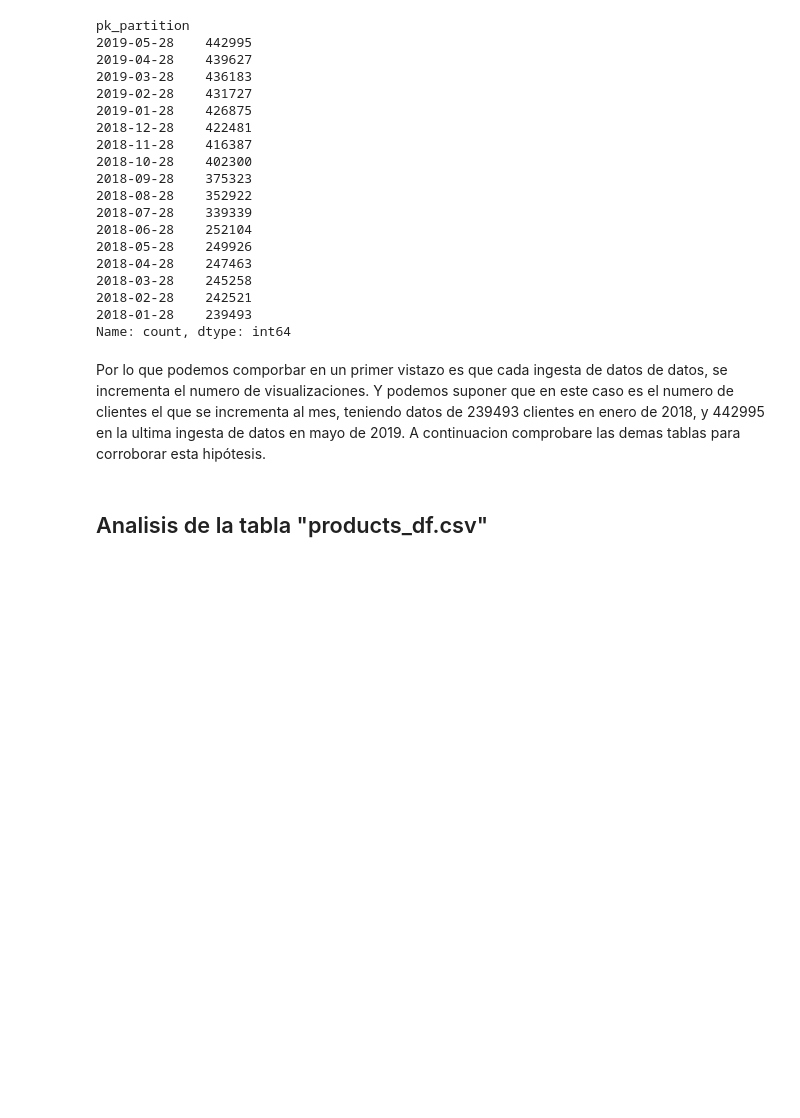
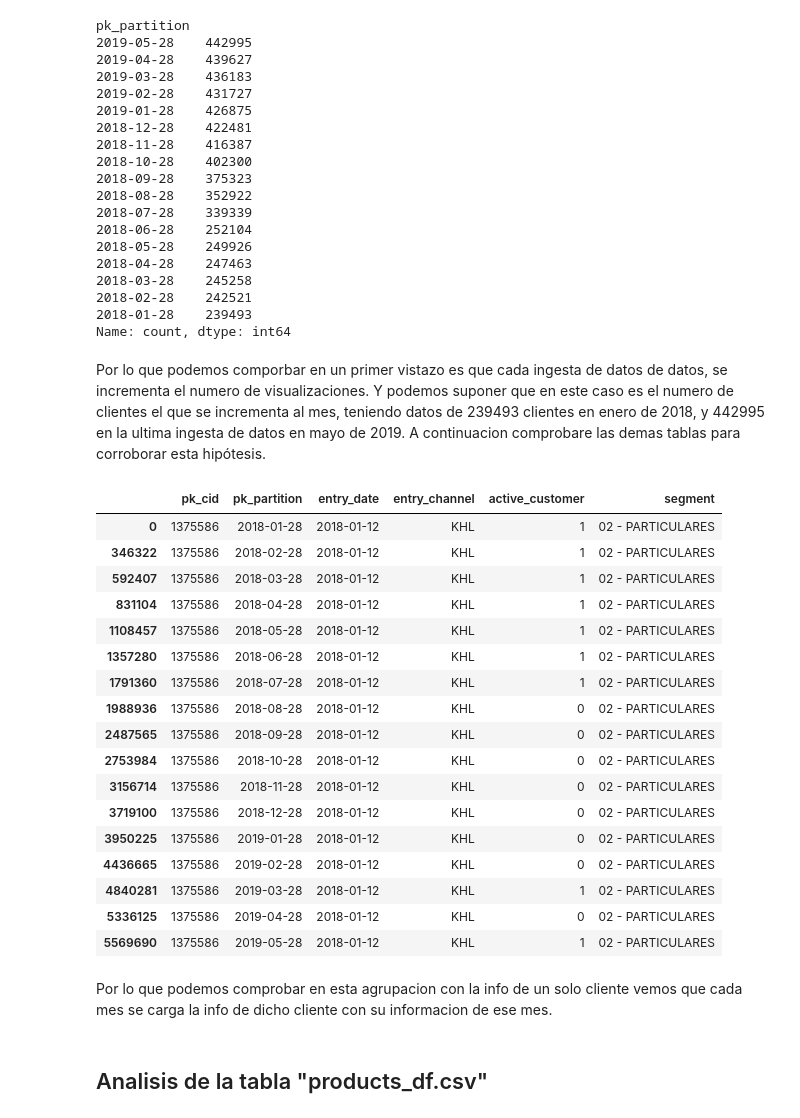
Before and after one commit to jascicz/easy_money_Project, a Jupyter notebook: david-Proyecto.ipynb, the cells around one changed output. Saved outputs shown, nothing was run; the diff lists cells and outputs as text; code cells hidden in the pictures; blank space fills up the shorter version.

```diff
--- a/david-Proyecto.ipynb
+++ b/david-Proyecto.ipynb
@@ -175,7 +256,7 @@ Viendo los tipos de variables que asigno pandas veo varios tipos que voy a cambi
 df_c['pk_cid'] = df_c['pk_cid'].astype('object')
 df_c['pk_partition'] = pd.to_datetime(df_c['pk_partition'])
 df_c['entry_date'] = pd.to_datetime(df_c['entry_date'], format='mixed', errors='coerce')
-df_c['active_customer'] = df_c['active_customer'].astype(bool)
+df_c['active_customer'] = df_c['active_customer'].astype('int64')
 # %%
 df_c.info()
 # %% [output]
@@ -226,6 +307,29 @@ pk_partition
 Name: count, dtype: int64
 # %% [markdown]
 Por lo que podemos comporbar en un primer vistazo es que cada ingesta de datos de datos, se incrementa el numero de visualizaciones. Y podemos suponer que en este caso es el numero de clientes el que se incrementa al mes, teniendo datos de 239493 clientes en enero de 2018, y 442995 en la ultima ingesta de datos en mayo de 2019. A continuacion comprobare las demas tablas para corroborar esta hipótesis.
+# %%
+df_c[df_c['pk_cid'] == 1375586]
+# %% [output]
+|  | pk_cid | pk_partition | entry_date | entry_channel | active_customer | segment |
+| 0 | 1375586 | 2018-01-28 | 2018-01-12 | KHL | 1 | 02 - PARTICULARES |
+| 346322 | 1375586 | 2018-02-28 | 2018-01-12 | KHL | 1 | 02 - PARTICULARES |
+| 592407 | 1375586 | 2018-03-28 | 2018-01-12 | KHL | 1 | 02 - PARTICULARES |
+| 831104 | 1375586 | 2018-04-28 | 2018-01-12 | KHL | 1 | 02 - PARTICULARES |
+| 1108457 | 1375586 | 2018-05-28 | 2018-01-12 | KHL | 1 | 02 - PARTICULARES |
+| 1357280 | 1375586 | 2018-06-28 | 2018-01-12 | KHL | 1 | 02 - PARTICULARES |
+| 1791360 | 1375586 | 2018-07-28 | 2018-01-12 | KHL | 1 | 02 - PARTICULARES |
+| 1988936 | 1375586 | 2018-08-28 | 2018-01-12 | KHL | 0 | 02 - PARTICULARES |
+| 2487565 | 1375586 | 2018-09-28 | 2018-01-12 | KHL | 0 | 02 - PARTICULARES |
+| 2753984 | 1375586 | 2018-10-28 | 2018-01-12 | KHL | 0 | 02 - PARTICULARES |
+| 3156714 | 1375586 | 2018-11-28 | 2018-01-12 | KHL | 0 | 02 - PARTICULARES |
+| 3719100 | 1375586 | 2018-12-28 | 2018-01-12 | KHL | 0 | 02 - PARTICULARES |
+| 3950225 | 1375586 | 2019-01-28 | 2018-01-12 | KHL | 0 | 02 - PARTICULARES |
+| 4436665 | 1375586 | 2019-02-28 | 2018-01-12 | KHL | 0 | 02 - PARTICULARES |
+| 4840281 | 1375586 | 2019-03-28 | 2018-01-12 | KHL | 1 | 02 - PARTICULARES |
+| 5336125 | 1375586 | 2019-04-28 | 2018-01-12 | KHL | 0 | 02 - PARTICULARES |
+| 5569690 | 1375586 | 2019-05-28 | 2018-01-12 | KHL | 1 | 02 - PARTICULARES |
+# %% [markdown]
+Por lo que podemos comprobar en esta agrupacion con la info de un solo cliente vemos que cada mes se carga la info de dicho cliente con su informacion de ese mes.
 # %% [markdown]
 ## Analisis de la tabla "products_df.csv"
 # %%
```
Also changed, not shown: parts of 39 cells of this notebook.
